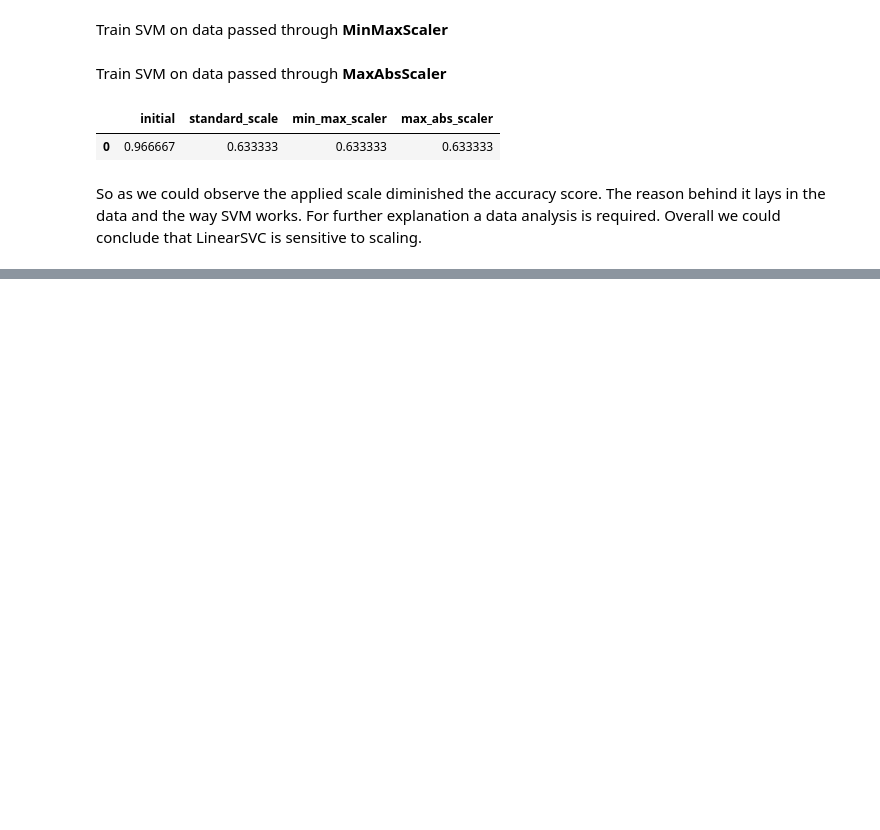
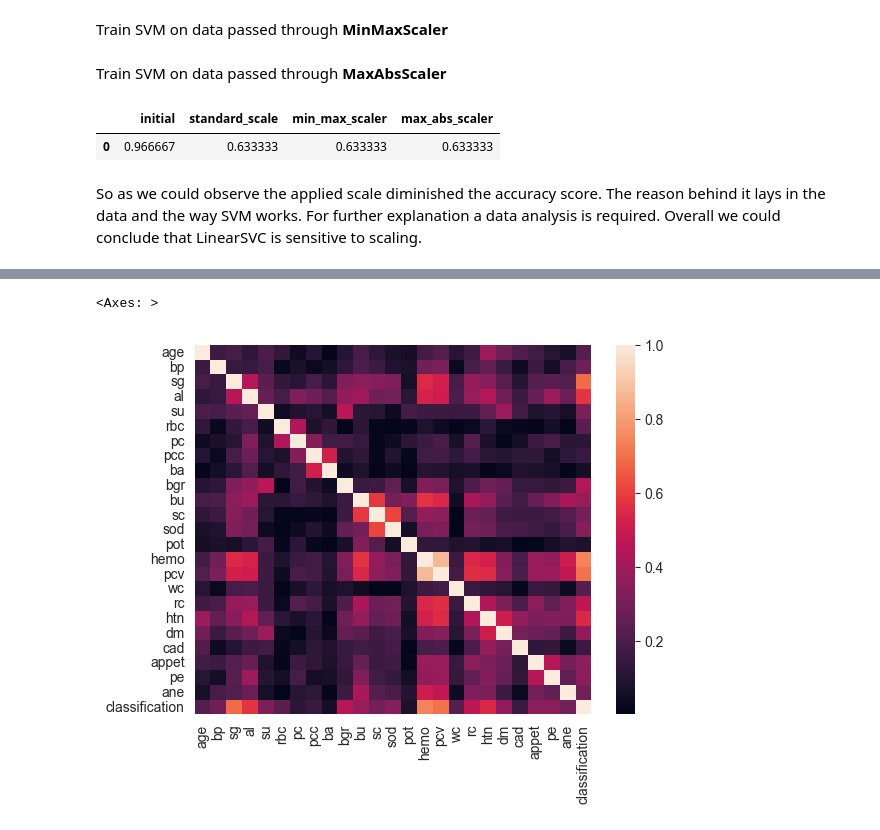
Before and after one commit to its-mario/Sigmoid-Mentoring, a Jupyter notebook: 09_support_vector_machine.ipynb, the cells around one changed output, grey strips where cells are left out. Cells and saved outputs as stored; diff of their text form; code cells hidden in the pictures; blank space fills up the shorter version.

```diff
--- a/09_support_vector_machine.ipynb
+++ b/09_support_vector_machine.ipynb
@@ -231,0 +239,7 @@ So as we could observe the applied scale diminished the accuracy score. The reas
+# %%
+import seaborn as  sns
+
+sns.heatmap(abs(df.corr()))
+# %% [output]
+<Axes: >
+[figure, added]
```
Also changed, not shown: parts of 3 cells of this notebook.
